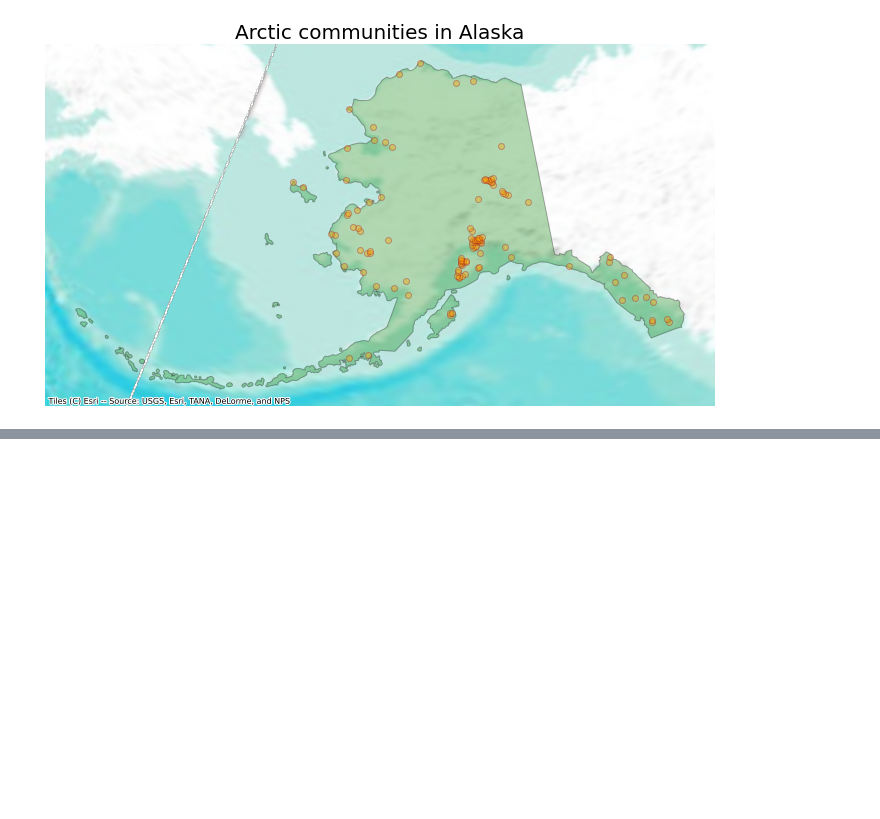
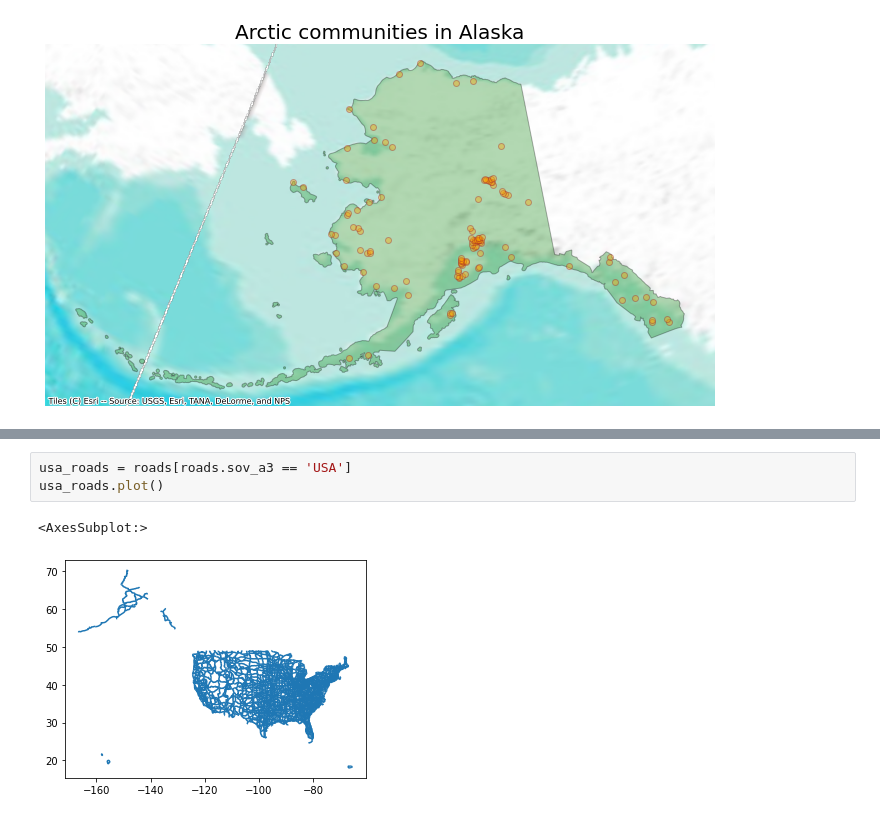
Before and after one commit to carmengg/eds-220-book, a Jupyter notebook: drafts-lectures/lesson-13-clip.ipynb, the cells around one changed output, grey strips where cells are left out. Saved outputs shown, nothing was run; the diff lists cells and outputs as text; blank space fills up the shorter version.

```diff
--- a/drafts-lectures/lesson-13-clip.ipynb
+++ b/drafts-lectures/lesson-13-clip.ipynb
@@ -134,0 +179,6 @@ ctx.add_basemap(ax,
+# %%
+usa_roads = roads[roads.sov_a3 == 'USA']
+usa_roads.plot()
+# %% [output]
+<AxesSubplot:>
+[figure, added]
```
Also changed, not shown: parts of 15 cells of this notebook.
